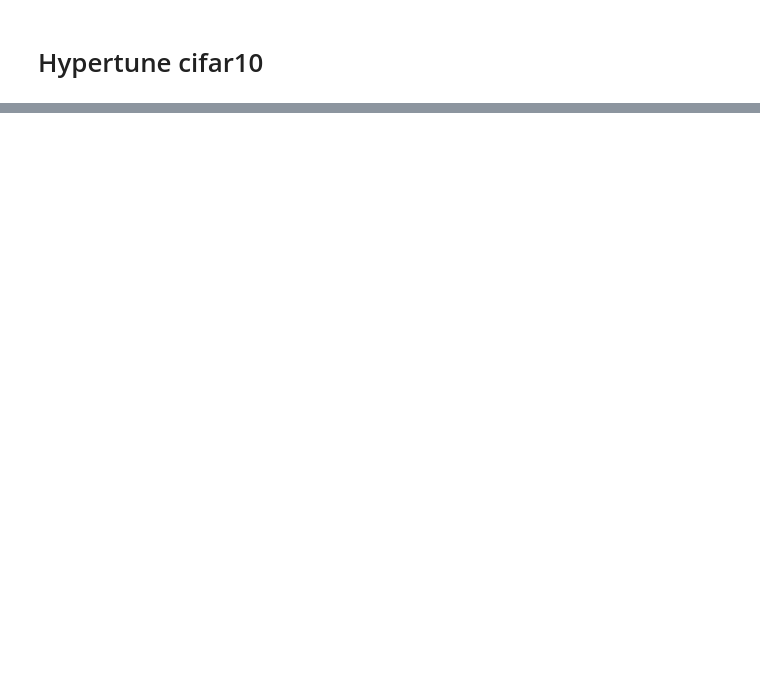
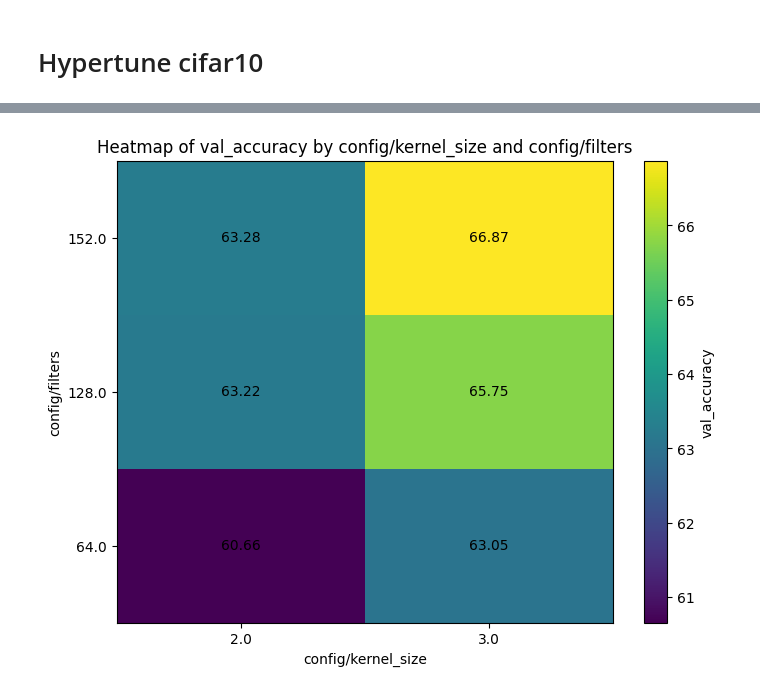
Before and after one commit to Kruimel/portfolio-DLDEPL01_2025, a Jupyter notebook: 4-hypertuning-ray/hypertune_cifar.ipynb, the cells around one changed output, grey strips where cells are left out. Cells and saved outputs as stored; diff of their text form; code cells hidden in the pictures; blank space fills up the shorter version.

```diff
--- a/4-hypertuning-ray/hypertune_cifar.ipynb
+++ b/4-hypertuning-ray/hypertune_cifar.ipynb
@@ -510,6 +586,7 @@ model_CNN.summary(); model_CNN.summary
 # trainer.loop()
 # %%
 from ray import tune
+
 
 def train_and_evaluate_ray(config: dict):
     model = SimpleCNN(
@@ -587,5 +664,9 @@ analysis = tune.run(
     storage_path=str(config_structure["tune_dir"]),  # ensure path is string
     stop={"training_iteration": config_structure["epochs"]},
     verbose=1,
-    resume=True
+    resume=True,
+    raise_on_failed_trial=False  # This prevents TuneError from being raised
 )
+
+tune_df = analysis.results_df.sort_values("val_loss")
+tune_df.head()
@@ -662,9 +737,39 @@ results_df.info()
+# %%
+import matplotlib.pyplot as plt
+import numpy as np
+
+def plot_heatmap(df, x, y, z):
+    # Pivot the dataframe to create a matrix for heatmap
+    heatmap_data = df.pivot_table(index=y, columns=x, values=z)
+    plt.figure(figsize=(8, 6))
+    ax = plt.gca()
+    im = ax.imshow(heatmap_data, cmap='viridis', aspect='auto', origin='lower')
+
+    # Show all ticks and label them
+    ax.set_xticks(np.arange(len(heatmap_data.columns)))
+    ax.set_yticks(np.arange(len(heatmap_data.index)))
+    ax.set_xticklabels(heatmap_data.columns)
+    ax.set_yticklabels(heatmap_data.index)
+    plt.xlabel(x)
+    plt.ylabel(y)
+    plt.title(f"Heatmap of {z} by {x} and {y}")
+
+    # Annotate each cell with the accuracy value
+    for i in range(len(heatmap_data.index)):
+        for j in range(len(heatmap_data.columns)):
+            value = heatmap_data.iloc[i, j]
+            if not np.isnan(value):
+                ax.text(j, i, f"{value:.2f}", ha="center", va="center", color="black")
+
+    plt.colorbar(im, label=z)
+    plt.show()
 # %%
-img_kernels = plot_contour(
-    analysis.results_df,
+plot_heatmap(
+    tune_df,
     x="config/kernel_size",
     y="config/filters",
-    z="val_accuracy",
+    z="val_accuracy"
 )
-img_kernels.show()
+# %% [output]
+[figure, added]
 # %%
```
Also changed, not shown: parts of 15 cells of this notebook, 9 other files.
